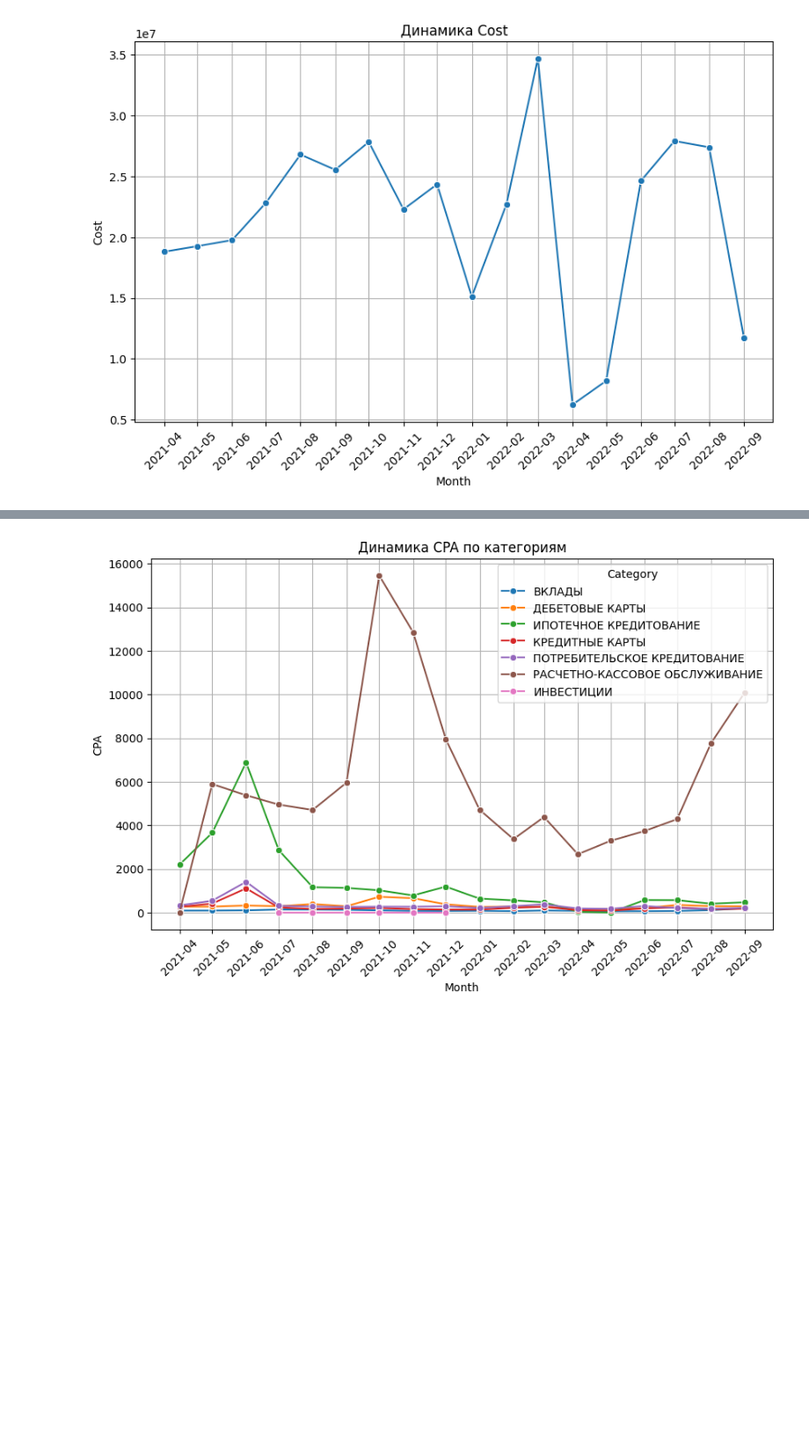
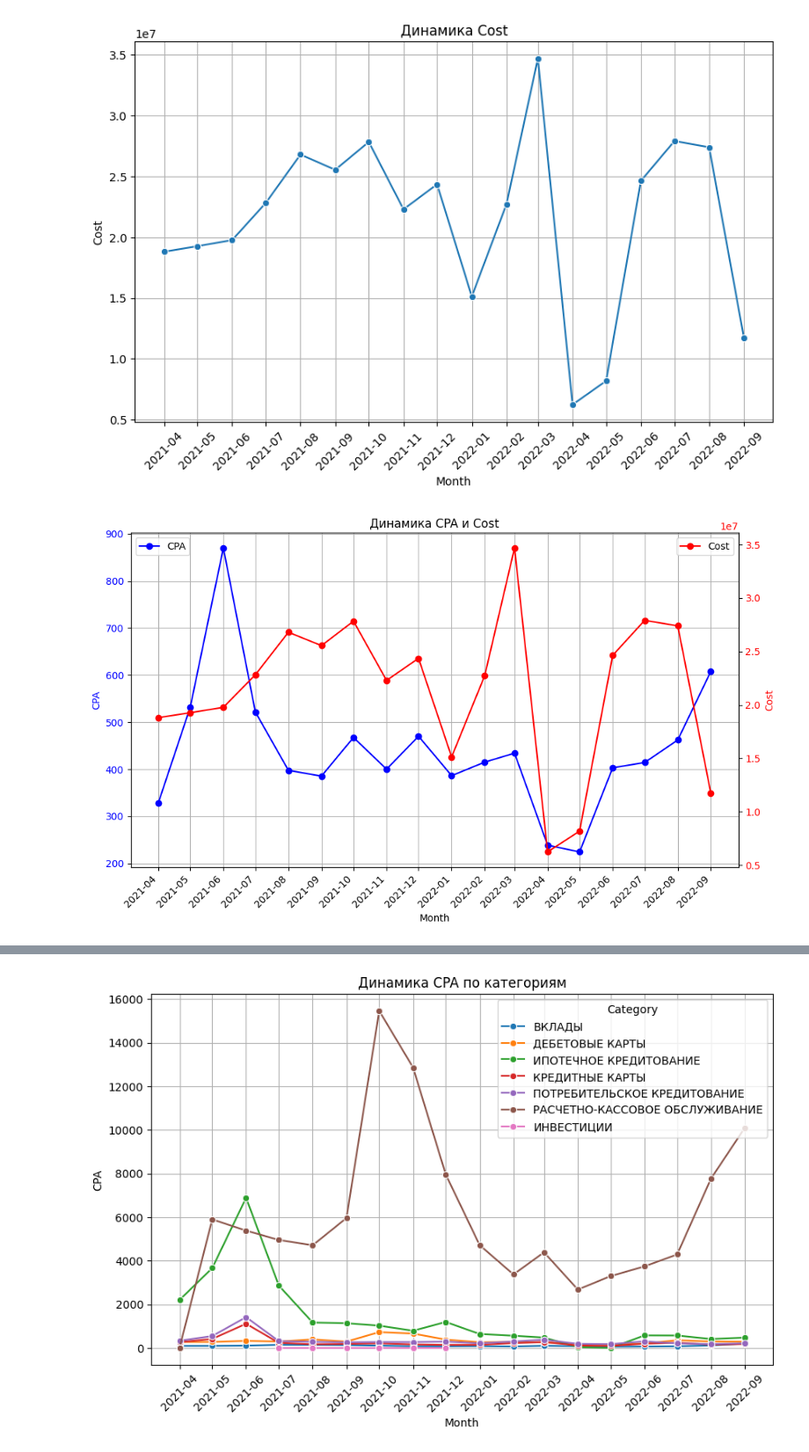
Before and after one commit to pumpumpidu/test_tasks, a Jupyter notebook: yandex/yandex_sem.ipynb, the cells around one changed output, grey strips where cells are left out. Shown at 88% size. Cells and saved outputs as stored; diff of their text form; code cells hidden in the pictures; blank space fills up the shorter version.

```diff
--- a/yandex/yandex_sem.ipynb
+++ b/yandex/yandex_sem.ipynb
@@ -104,3 +106,37 @@ df_month[df_month['Month'] == df_month['Month'].max()]['CPA'].max()
 607.81
 [figure]
 [figure]
+# %%
+# Построение графика
+fig, ax1 = plt.subplots(figsize=(10, 6))
+
+# Первая линия и ось Y слева
+ax1.plot(df_month['Month'], df_month['CPA'], color='blue', marker='o', label='CPA')
+ax1.set_xlabel('Month')
+ax1.set_ylabel('CPA', color='blue')
+ax1.tick_params(axis='y', labelcolor='blue')
+
+# Вторая линия и ось Y справа
+ax2 = ax1.twinx()
+ax2.plot(df_month['Month'], df_month['Cost'], color='red', marker='o', label='Cost')
+ax2.set_ylabel('Cost', color='red')
+ax2.tick_params(axis='y', labelcolor='red')
+
+# Настройка меток оси X
+ax1.set_xticks(df_month['Month'])
+ax1.set_xticklabels(df_month['Month'].dt.strftime('%Y-%m'), rotation=45, ha='right')
+
+# Сетка для удобства чтения
+ax1.grid(True)
+
+
+# Добавление легенд
+fig.tight_layout()
+ax1.legend(loc='upper left')
+ax2.legend(loc='upper right')
+
+ax1.set_title('Динамика CPA и Cost')
+
+plt.show()
+# %% [output]
+[figure, added]
```
Also changed, not shown: parts of 9 cells of this notebook.
